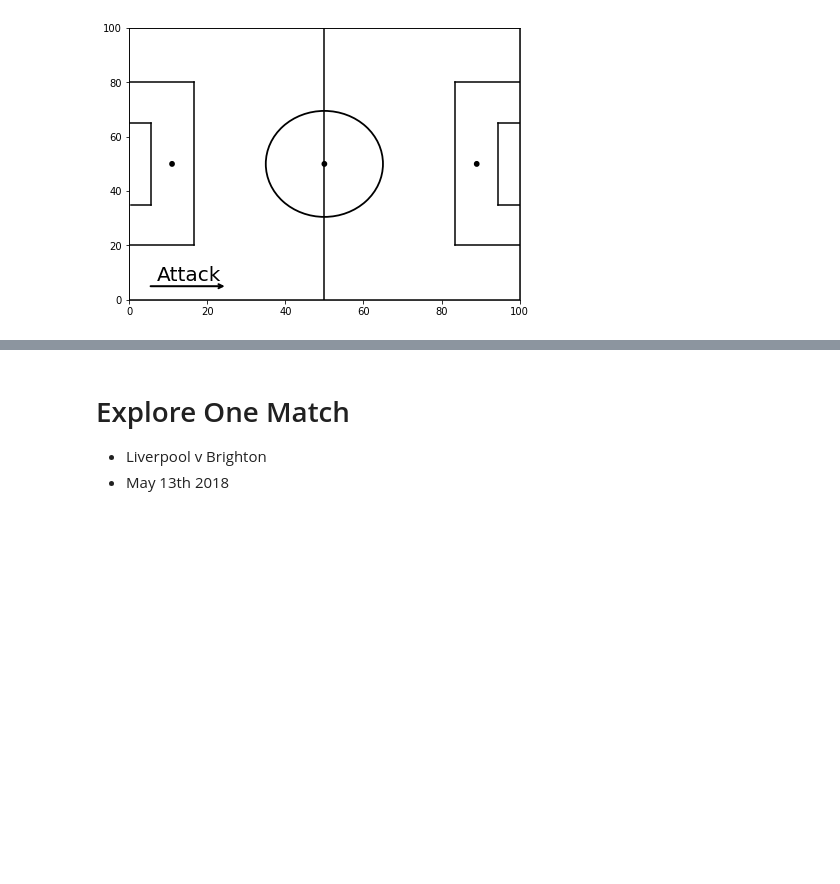
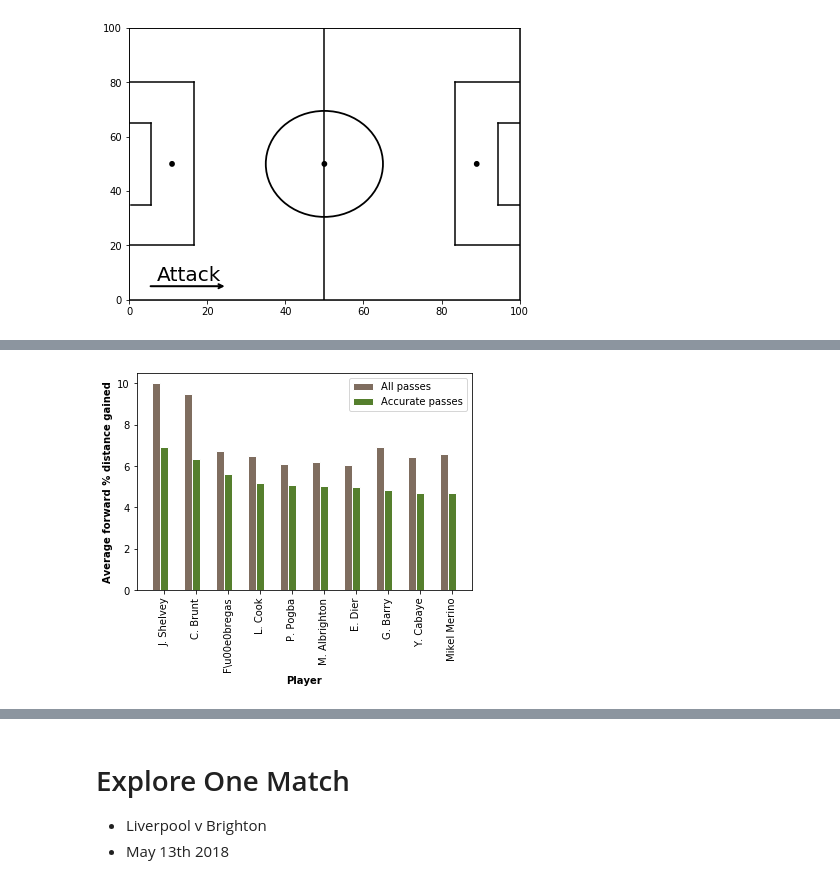
Before and after one commit to AndrewWalker251/football_analytics, a Jupyter notebook: Data Exploration.ipynb, the cells around one changed output, grey strips where cells are left out. Saved outputs shown, nothing was run; the diff lists cells and outputs as text; code cells hidden in the pictures; blank space fills up the shorter version.

Commit message:
Initial look at value of all events in passage running up to goal

```diff
--- a/Data Exploration.ipynb
+++ b/Data Exploration.ipynb
@@ -143,0 +134,11 @@ df_forward_gain[(df_forward_gain['code3'] == 'MID') &
+# %%
+# Midfielders
+# Only include those with more than 500 passes over the season.
+midf = df_forward_gain[(df_forward_gain['code3'] == 'MID') &
+                (df_forward_gain['number_events'] > 500)
+               ].sort_values('average_net_x_perc_gain_per_pass_accurate',
+                             ascending=False)[['shortName',
+                                               'number_events',
+                                               'average_net_x_perc_gain_per_pass',
+                                               'average_net_x_perc_gain_per_pass_accurate',
+                                               'pass_accuracy_perc']].head(10)
@@ -143,0 +156,30 @@ df_forward_gain[(df_forward_gain['code3'] == 'MID') &
+# %%
+def bar_graph_distance_gained(df):
+    # set width of bar
+    barWidth = 0.25
+
+    # set height of bar
+    bars1 = df['average_net_x_perc_gain_per_pass'].values
+    bars2 = df['average_net_x_perc_gain_per_pass_accurate'].values
+
+    # Set position of bar on X axis
+    r1 = np.arange(len(bars1))
+    r2 = [x + barWidth for x in r1]
+    r3 = [x + barWidth for x in r2]
+
+    # Make the plot
+    plt.bar(r1, bars1, color='#7f6d5f', width=barWidth, edgecolor='white', label='All passes')
+    plt.bar(r2, bars2, color='#557f2d', width=barWidth, edgecolor='white', label='Accurate passes')
+
+    # Add xticks on the middle of the group bars
+    plt.xlabel('Player', fontweight='bold')
+    plt.ylabel('Average forward % distance gained', fontweight='bold')
+    plt.xticks([r + barWidth for r in range(len(bars1))], df['shortName'].values, rotation=90)
+
+    # Create legend & Show graphic
+    plt.legend()
+    plt.show()
+# %%
+bar_graph_distance_gained(midf)
+# %% [output]
+[figure, added]
```
Also changed, not shown: parts of 19 cells of this notebook, 1 other file.
